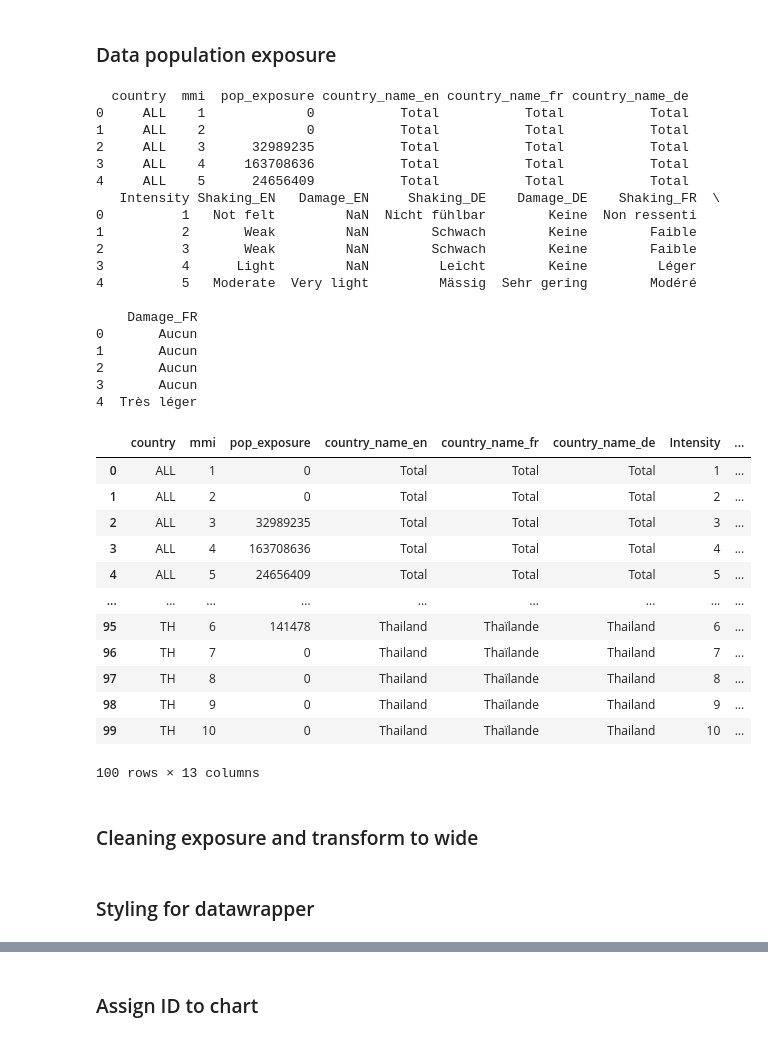
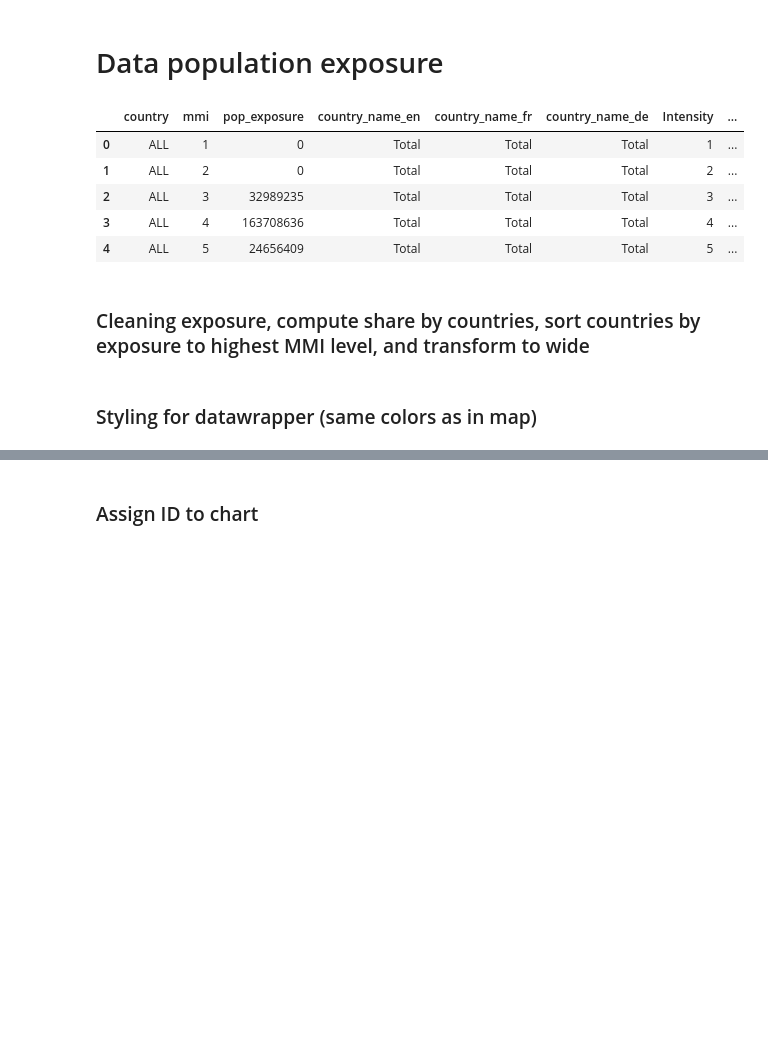
Before and after one commit to olafkoenig/2025_usgs_earthquake_mapping, a Jupyter notebook: usgs_datawrapper.ipynb, the cells around one changed output, grey strips where cells are left out. Drawn from its saved outputs; the diff is of its cells as text; code cells hidden in the pictures; blank space fills up the shorter version.

Commit message:
clean the scripts

```diff
--- a/usgs_datawrapper.ipynb
+++ b/usgs_datawrapper.ipynb
@@ -30,54 +86,28 @@ input_dir = "data_input/USGS"
 # %% [markdown]
-### Data population exposure
+# Data population exposure
 # %%
 # Import data
 df_exposure = pd.read_csv(f"{input_dir}/exposure_population_by_country_mmi.csv")
 label_exposure = pd.read_csv(f"{input_dir}/mmi_intensity_category.csv")
-print(df_exposure.head())
-print(label_exposure.head())
+# print(df_exposure.head())
+# print(label_exposure.head())
 
 df_exposure = pd.merge(
     df_exposure,
     label_exposure,
     how="left",
     left_on="mmi",
     right_on="Intensity"
 )
 
-df_exposure
+df_exposure.head()
 # %% [output]
-  country  mmi  pop_exposure country_name_en country_name_fr country_name_de
-0     ALL    1             0           Total           Total           Total
-1     ALL    2             0           Total           Total           Total
-2     ALL    3      32989235           Total           Total           Total
-3     ALL    4     163708636           Total           Total           Total
-4     ALL    5      24656409           Total           Total           Total
-   Intensity Shaking_EN   Damage_EN     Shaking_DE    Damage_DE    Shaking_FR  \
-0          1   Not felt         NaN  Nicht fühlbar        Keine  Non ressenti
-1          2       Weak         NaN        Schwach        Keine        Faible
-2          3       Weak         NaN        Schwach        Keine        Faible
-3          4      Light         NaN         Leicht        Keine         Léger
-4          5   Moderate  Very light         Mässig  Sehr gering        Modéré
-
-    Damage_FR
-0       Aucun
-1       Aucun
-2       Aucun
-3       Aucun
-4  Très léger
 |  | country | mmi | pop_exposure | country_name_en | country_name_fr | country_name_de | Intensity | ... |
 | 0 | ALL | 1 | 0 | Total | Total | Total | 1 | ... |
 | 1 | ALL | 2 | 0 | Total | Total | Total | 2 | ... |
 | 2 | ALL | 3 | 32989235 | Total | Total | Total | 3 | ... |
 | 3 | ALL | 4 | 163708636 | Total | Total | Total | 4 | ... |
 | 4 | ALL | 5 | 24656409 | Total | Total | Total | 5 | ... |
-| ... | ... | ... | ... | ... | ... | ... | ... | ... |
-| 95 | TH | 6 | 141478 | Thailand | Thaïlande | Thailand | 6 | ... |
-| 96 | TH | 7 | 0 | Thailand | Thaïlande | Thailand | 7 | ... |
-| 97 | TH | 8 | 0 | Thailand | Thaïlande | Thailand | 8 | ... |
-| 98 | TH | 9 | 0 | Thailand | Thaïlande | Thailand | 9 | ... |
-| 99 | TH | 10 | 0 | Thailand | Thaïlande | Thailand | 10 | ... |
-100 rows × 13 columns
 # %% [markdown]
-### Cleaning exposure and transform to wide
+### Cleaning exposure, compute share by countries, sort countries by exposure to highest MMI level, and transform to wide
 # %%
@@ -139,7 +167,7 @@ df_wide = df_wide[final_cols]
 # 11. Trier les lignes : MMI décroissant, % Myanmar décroissant
 df_wide = df_wide.sort_values(by=["mmi", "Myanmar (burma)"], ascending=[False, False])
 # %% [markdown]
-### Styling for datawrapper
+### Styling for datawrapper (same colors as in map)
 # %%
 # Mapping couleur : du jaune clair au rouge foncé
 intensity_colors = {
```
Also changed, not shown: parts of 22 cells of this notebook, 3 other files.
